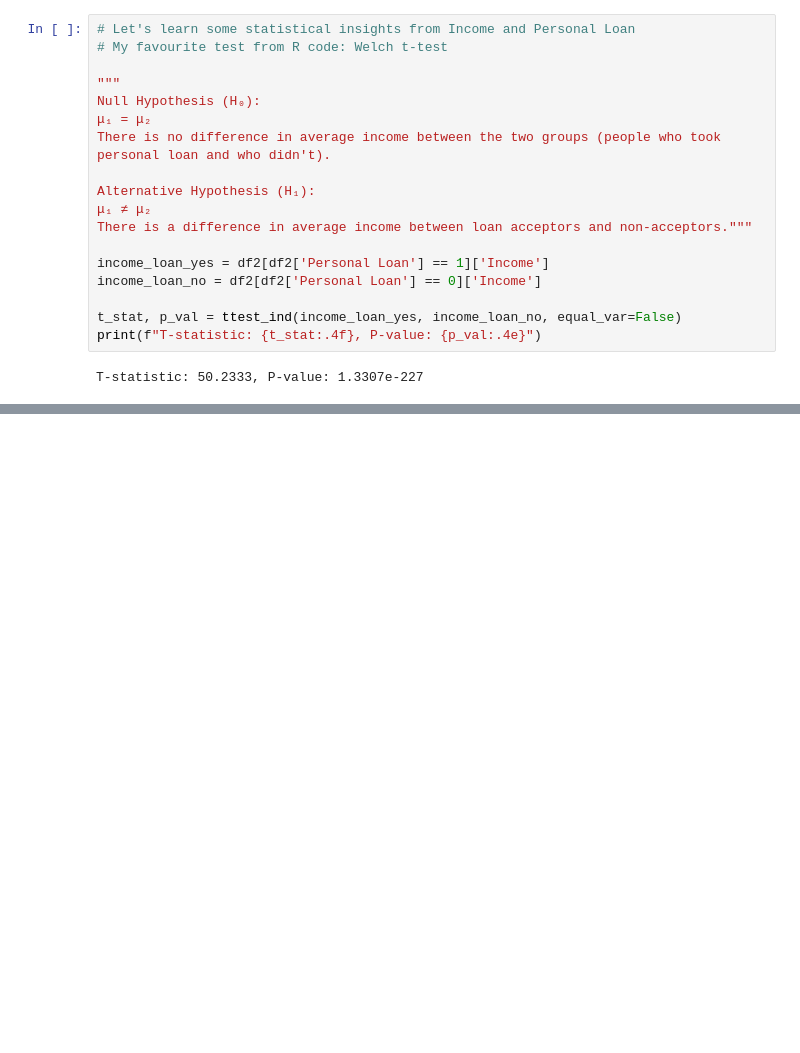
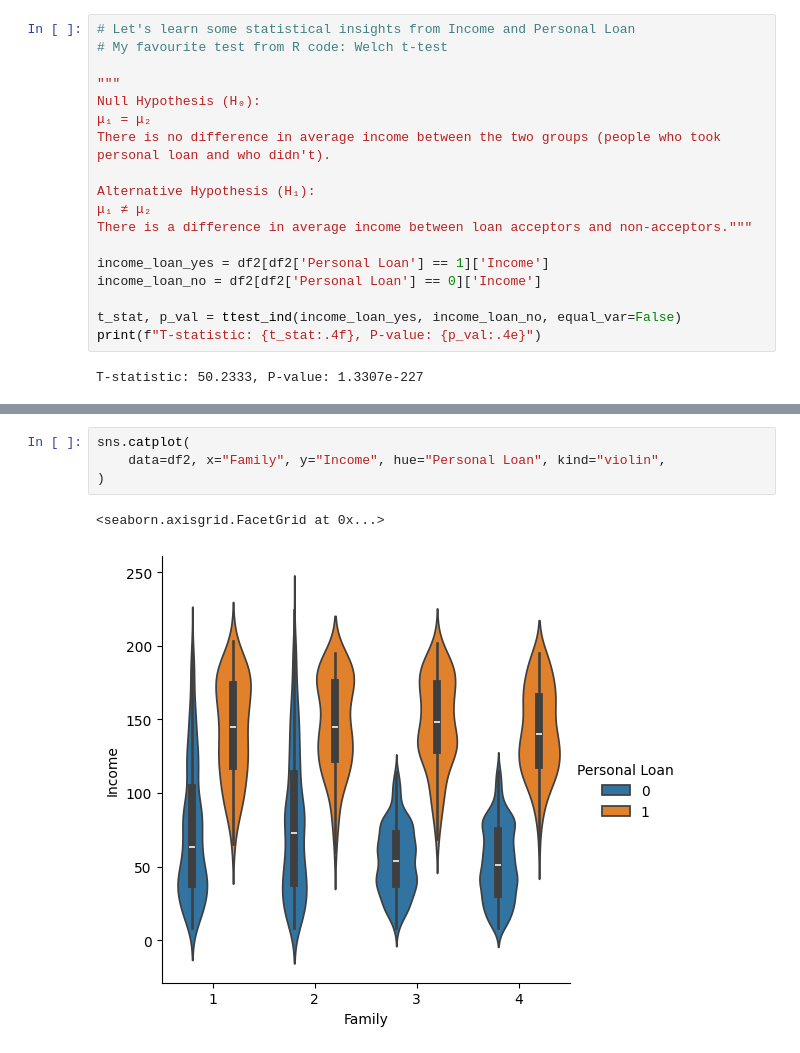
Before and after one commit to SanskarBajimaya/Bank-Data-EDA, a Jupyter notebook: EDA.ipynb, the cells around one changed output, grey strips where cells are left out. Drawn from its saved outputs; the diff is of its cells as text; blank space fills up the shorter version.

```diff
--- a/EDA.ipynb
+++ b/EDA.ipynb
@@ -604,0 +640,7 @@ people who did not accept the loan. """
+# %%
+sns.catplot(
+    data=df2, x="Family", y="Income", hue="Personal Loan", kind="violin",
+)
+# %% [output]
+<seaborn.axisgrid.FacetGrid at 0x...>
+[figure, added]
```
Also changed, not shown: parts of 20 cells of this notebook.
